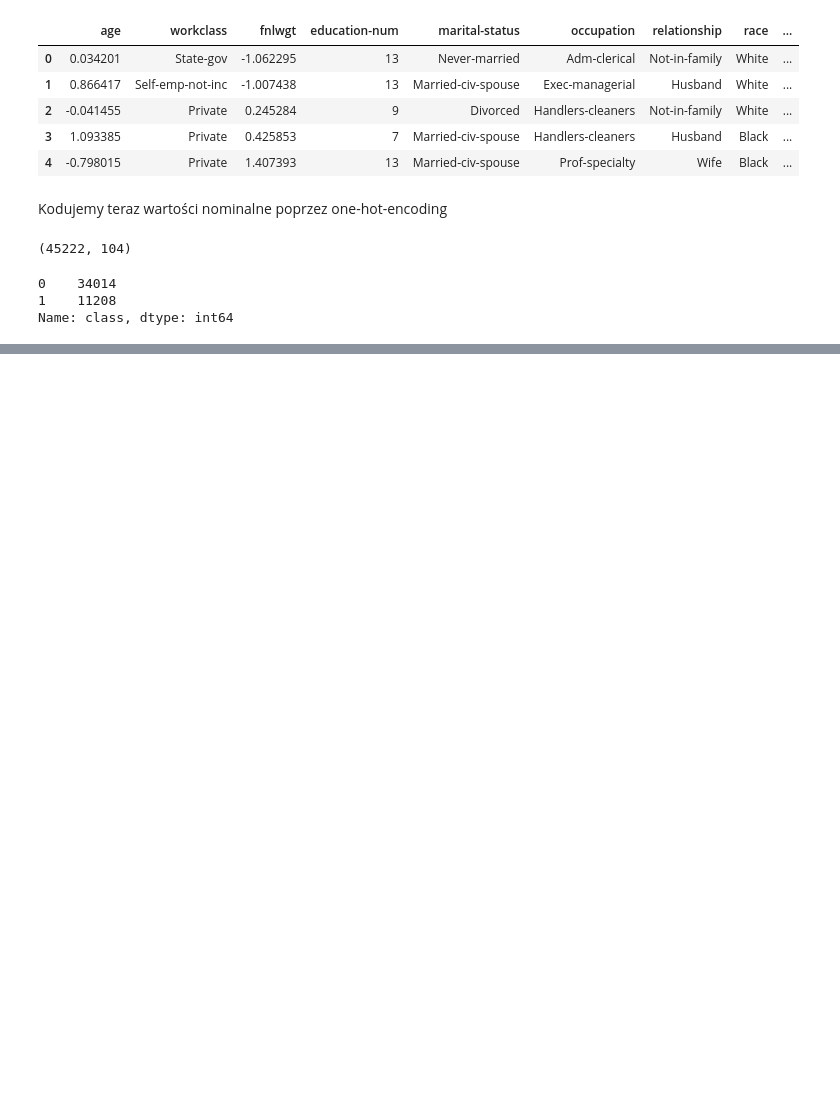
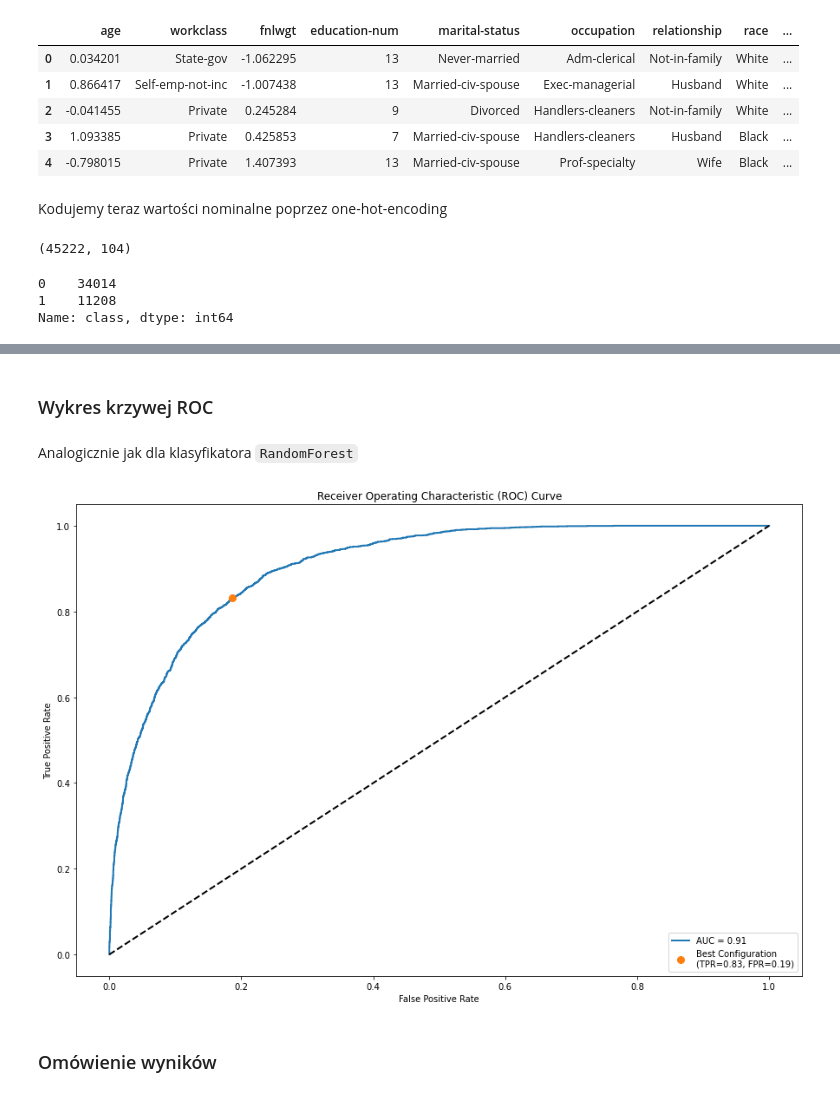
Before and after one commit to MatiPl01/artificial-intelligence-basics, a Jupyter notebook: lab4/lab4.ipynb, the cells around one changed output, grey strips where cells are left out. Drawn from its saved outputs; the diff is of its cells as text; code cells hidden in the pictures; blank space fills up the shorter version.

```diff
--- a/lab4/lab4.ipynb
+++ b/lab4/lab4.ipynb
@@ -279,0 +375,10 @@ Most important features:  [('capital-gain', 0.13906658068733369), ('marital-stat
+# %% [markdown]
+### Wykres krzywej ROC
+# %% [markdown]
+Analogicznie jak dla klasyfikatora `RandomForest`
+# %%
+draw_roc_curve(etc_X_test, etc_y_test, etc)
+# %% [output]
+[figure, added]
+# %% [markdown]
+### Omówienie wyników
```
Also changed, not shown: parts of 48 cells of this notebook, 1 other file.
